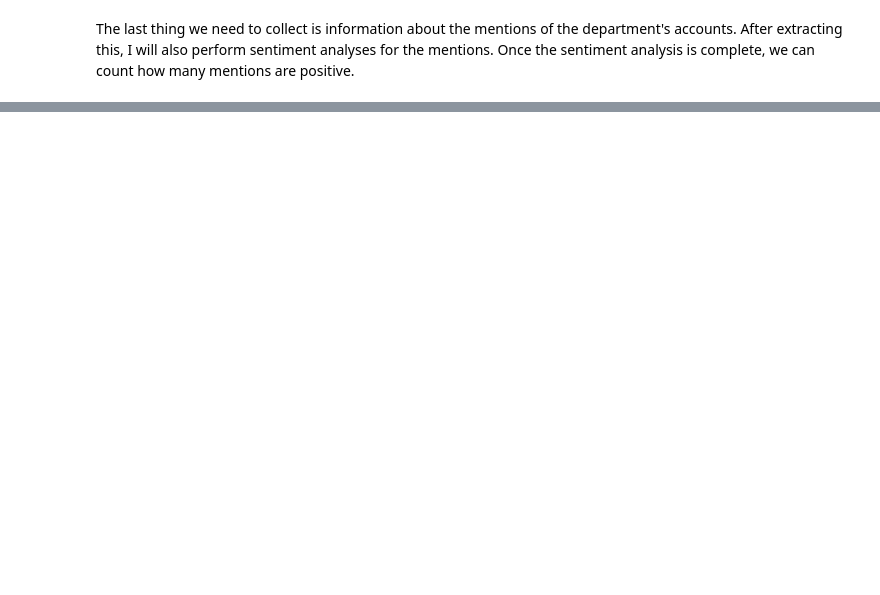
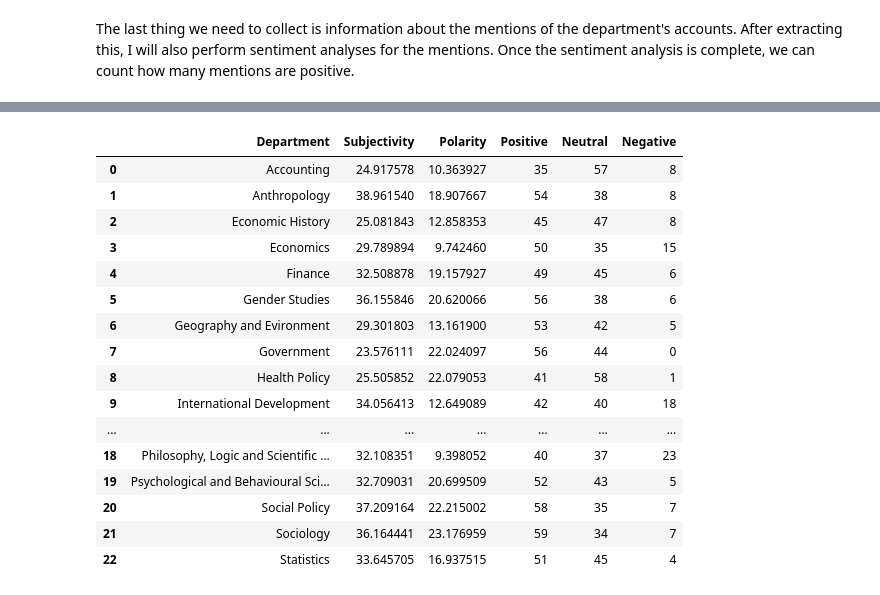
Before and after one commit to RS201918703/Twitter-Analytics, a Jupyter notebook: Project code.ipynb, the cells around one changed output, grey strips where cells are left out. Cells and saved outputs as stored; diff of their text form; code cells hidden in the pictures; blank space fills up the shorter version.

```diff
--- a/Project code.ipynb
+++ b/Project code.ipynb
@@ -803,0 +1316,21 @@ LookupError:
+# %%
+mentions_sum = mentions.groupby(['Department'], as_index=False).sum()
+mentions_sum
+# %% [output]
+|  | Department | Subjectivity | Polarity | Positive | Neutral | Negative |
+| 0 | Accounting | 24.917578 | 10.363927 | 35 | 57 | 8 |
+| 1 | Anthropology | 38.961540 | 18.907667 | 54 | 38 | 8 |
+| 2 | Economic History | 25.081843 | 12.858353 | 45 | 47 | 8 |
+| 3 | Economics | 29.789894 | 9.742460 | 50 | 35 | 15 |
+| 4 | Finance | 32.508878 | 19.157927 | 49 | 45 | 6 |
+| 5 | Gender Studies | 36.155846 | 20.620066 | 56 | 38 | 6 |
+| 6 | Geography and Evironment | 29.301803 | 13.161900 | 53 | 42 | 5 |
+| 7 | Government | 23.576111 | 22.024097 | 56 | 44 | 0 |
+| 8 | Health Policy | 25.505852 | 22.079053 | 41 | 58 | 1 |
+| 9 | International Development | 34.056413 | 12.649089 | 42 | 40 | 18 |
+| ... | ... | ... | ... | ... | ... | ... |
+| 18 | Philosophy, Logic and Scientific ... | 32.108351 | 9.398052 | 40 | 37 | 23 |
+| 19 | Psychological and Behavioural Sci... | 32.709031 | 20.699509 | 52 | 43 | 5 |
+| 20 | Social Policy | 37.209164 | 22.215002 | 58 | 35 | 7 |
+| 21 | Sociology | 36.164441 | 23.176959 | 59 | 34 | 7 |
+| 22 | Statistics | 33.645705 | 16.937515 | 51 | 45 | 4 |
```
Also changed, not shown: parts of 41 cells of this notebook.
